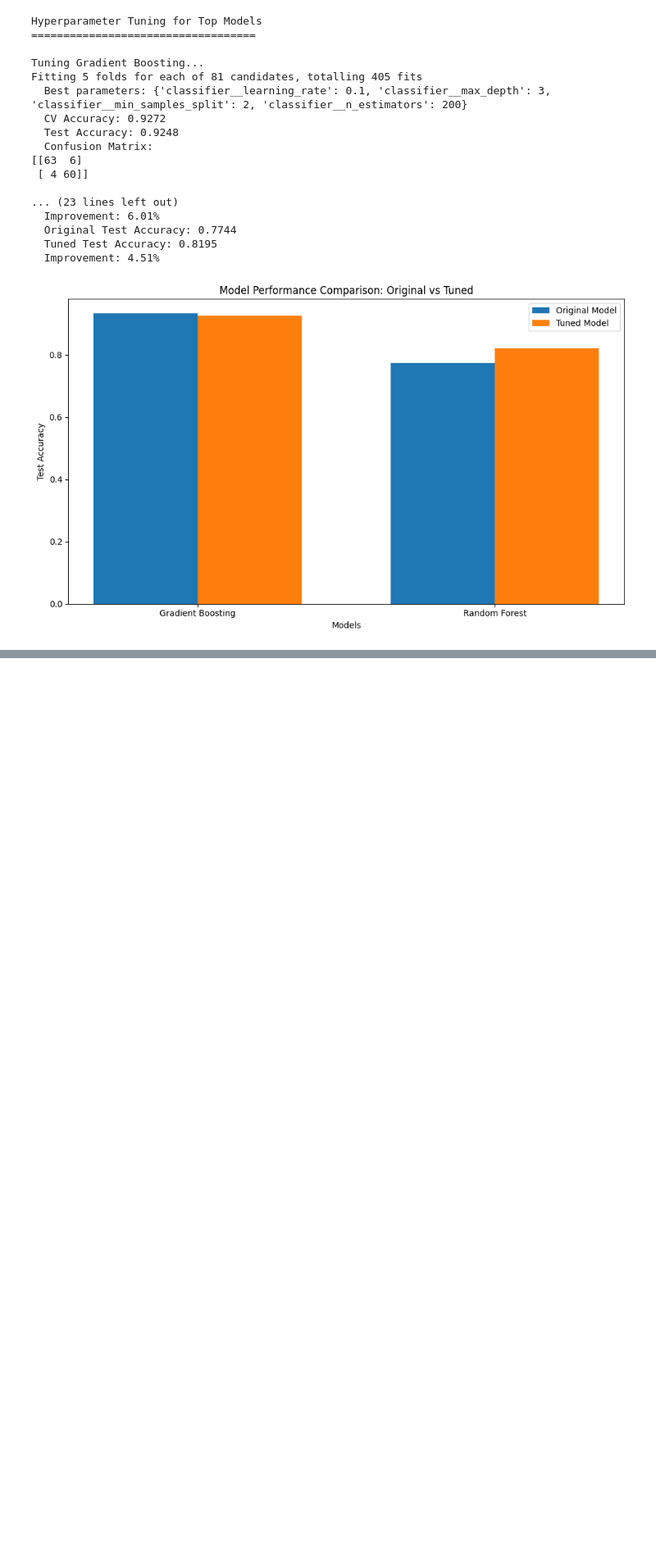
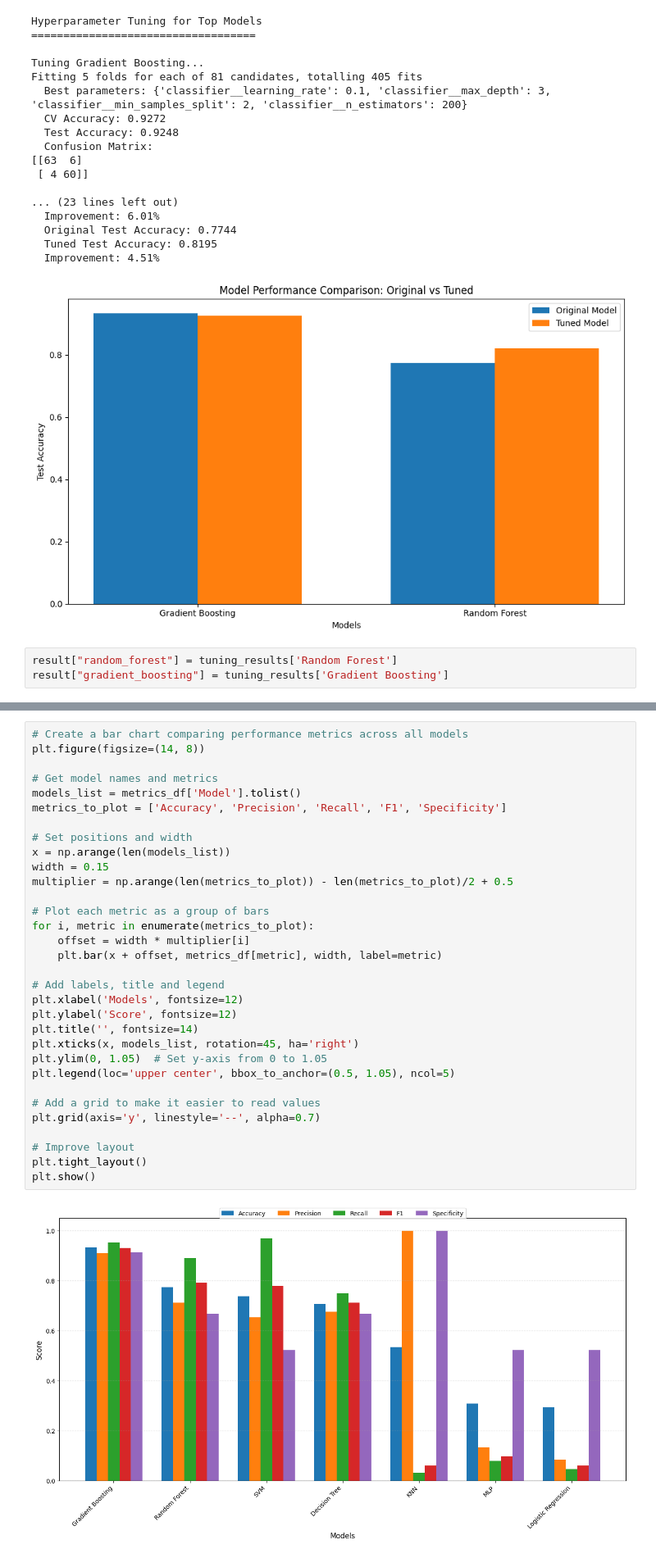
Before and after one commit to tobitotaku/ai-brain-tumor, a Jupyter notebook: 3.1PCA.ipynb, the cells around one changed output, grey strips where cells are left out. Shown at 82% size. Saved outputs shown, nothing was run; the diff lists cells and outputs as text; blank space fills up the shorter version.

```diff
--- a/3.1PCA.ipynb
+++ b/3.1PCA.ipynb
@@ -440,3 +440,6 @@ Fitting 5 folds for each of 81 candidates, totalling 405 fits
   Tuned Test Accuracy: 0.8195
   Improvement: 4.51%
 [figure]
+# %%
+result["random_forest"] = tuning_results['Random Forest']
+result["gradient_boosting"] = tuning_results['Gradient Boosting']
@@ -442,0 +583,34 @@ Fitting 5 folds for each of 81 candidates, totalling 405 fits
+# %%
+# Create a bar chart comparing performance metrics across all models
+plt.figure(figsize=(14, 8))
+
+# Get model names and metrics
+models_list = metrics_df['Model'].tolist()
+metrics_to_plot = ['Accuracy', 'Precision', 'Recall', 'F1', 'Specificity']
+
+# Set positions and width
+x = np.arange(len(models_list))
+width = 0.15
+multiplier = np.arange(len(metrics_to_plot)) - len(metrics_to_plot)/2 + 0.5
+
+# Plot each metric as a group of bars
+for i, metric in enumerate(metrics_to_plot):
+    offset = width * multiplier[i]
+    plt.bar(x + offset, metrics_df[metric], width, label=metric)
+
+# Add labels, title and legend
+plt.xlabel('Models', fontsize=12)
+plt.ylabel('Score', fontsize=12)
+plt.title('', fontsize=14)
+plt.xticks(x, models_list, rotation=45, ha='right')
+plt.ylim(0, 1.05)  # Set y-axis from 0 to 1.05
+plt.legend(loc='upper center', bbox_to_anchor=(0.5, 1.05), ncol=5)
+
+# Add a grid to make it easier to read values
+plt.grid(axis='y', linestyle='--', alpha=0.7)
+
+# Improve layout
+plt.tight_layout()
+plt.show()
+# %% [output]
+[figure, added]
```
Also changed, not shown: parts of 3 cells of this notebook, 1 other file.
